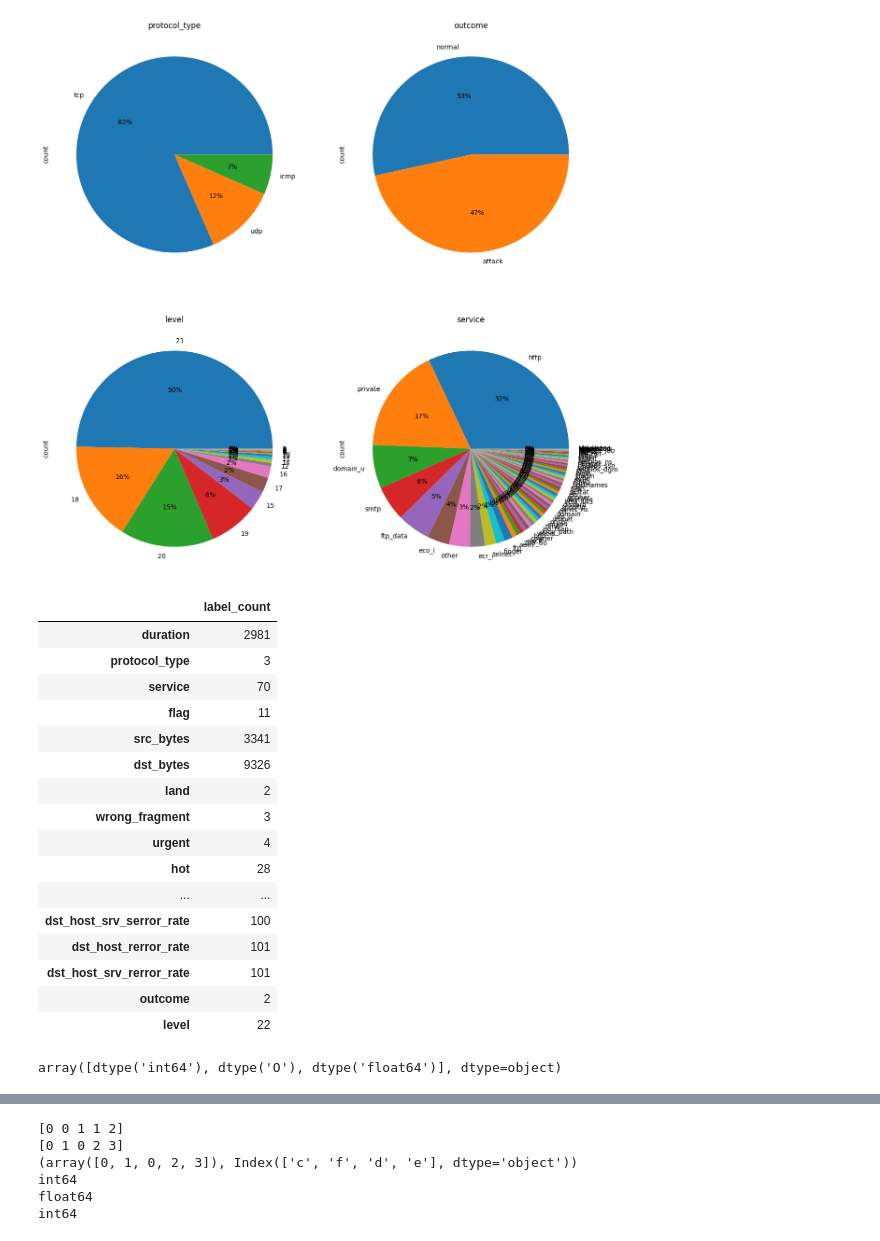
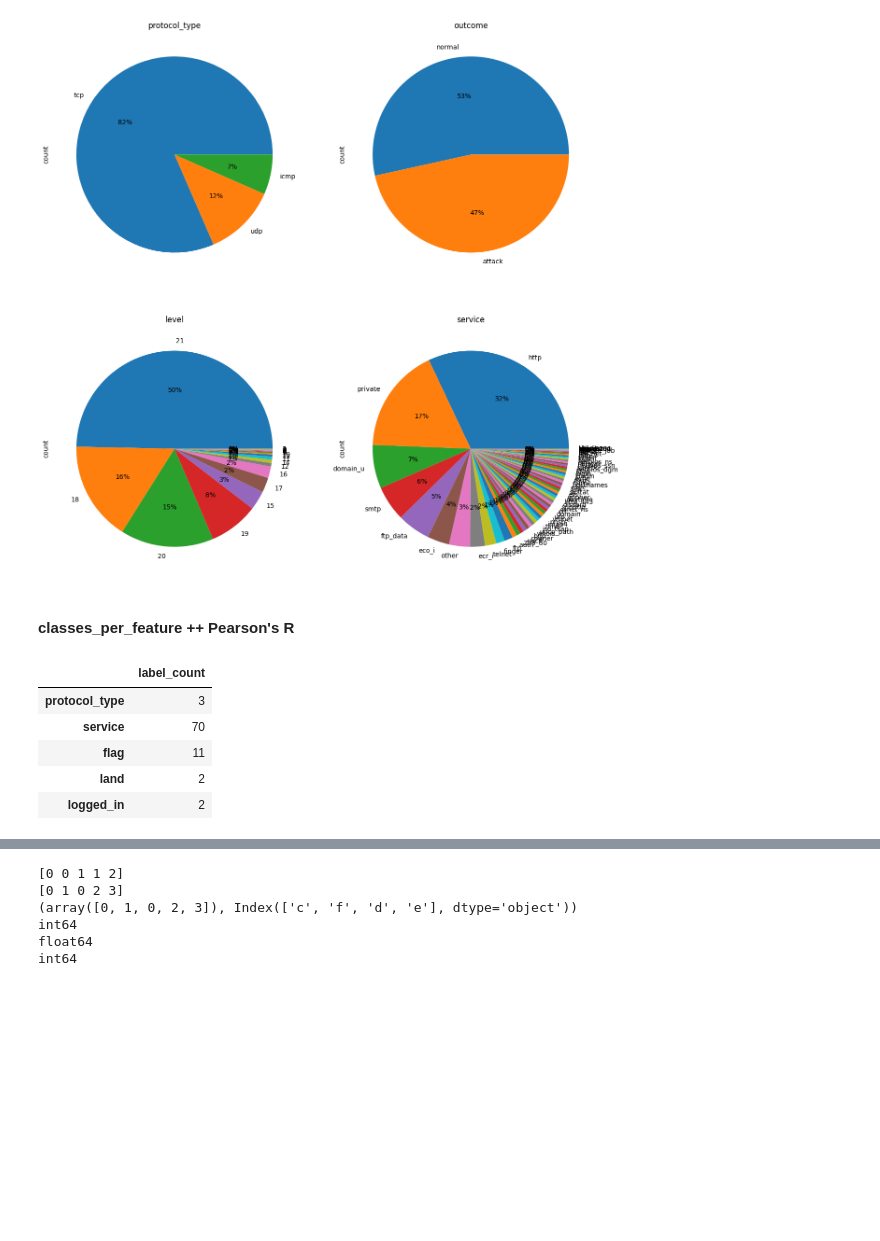
Before and after one commit to tekeuange23/ml-in-action, a Jupyter notebook: constraint-learning/constraint-learning.ipynb, the cells around one changed output, grey strips where cells are left out. Drawn from its saved outputs; the diff is of its cells as text; code cells hidden in the pictures; blank space fills up the shorter version.

Commit message:
refactor: refactor data exploration done

```diff
--- a/constraint-learning/constraint-learning.ipynb
+++ b/constraint-learning/constraint-learning.ipynb
@@ -107,46 +113,27 @@ def pie_plot(df, cols_list, rows, cols):
 pie_plot(data_train, ['protocol_type', 'outcome', 'level', 'service'], 2, 2)
 # %% [output]
 [figure]
+# %% [markdown]
+#### classes_per_feature ++ Pearson's R
 # %%
 '''
   @-> amount of label(category) of each features
 '''
-def label_count(df, target_feature):
+def label_count(df):
   label_counts = df.nunique()
-  # correlations = df.corr()[target_feature].sort_values(ascending=False)
   return pd.DataFrame({
-      'label_count': label_counts,
-      # 'correlation': correlations
+      'label_count': label_counts
   })
 
-result = label_count(data_train, 'outcome')
-result
+result = label_count(data_train)
+result.head()
 # %% [output]
 |  | label_count |
-| duration | 2981 |
 | protocol_type | 3 |
 | service | 70 |
 | flag | 11 |
-| src_bytes | 3341 |
-| dst_bytes | 9326 |
 | land | 2 |
-| wrong_fragment | 3 |
-| urgent | 4 |
-| hot | 28 |
-| ... | ... |
-| dst_host_srv_serror_rate | 100 |
-| dst_host_rerror_rate | 101 |
-| dst_host_srv_rerror_rate | 101 |
-| outcome | 2 |
-| level | 22 |
+| logged_in | 2 |
-# %%
-s = pd.Series()
-for column in data_train.columns:
-  s[column] = data_train[column].dtype
-
-s.unique()
-# %% [output]
-array([dtype('int64'), dtype('O'), dtype('float64')], dtype=object)
 # %%
 from scipy.stats import pearsonr
 
```
Also changed, not shown: parts of 5 cells of this notebook.
